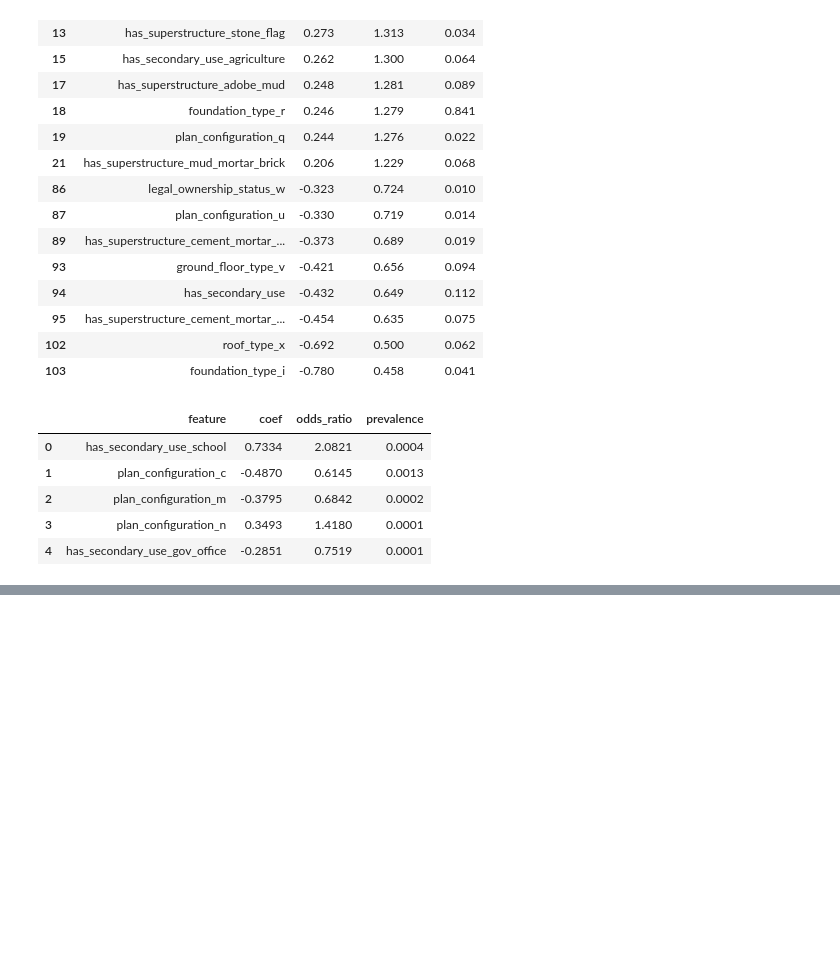
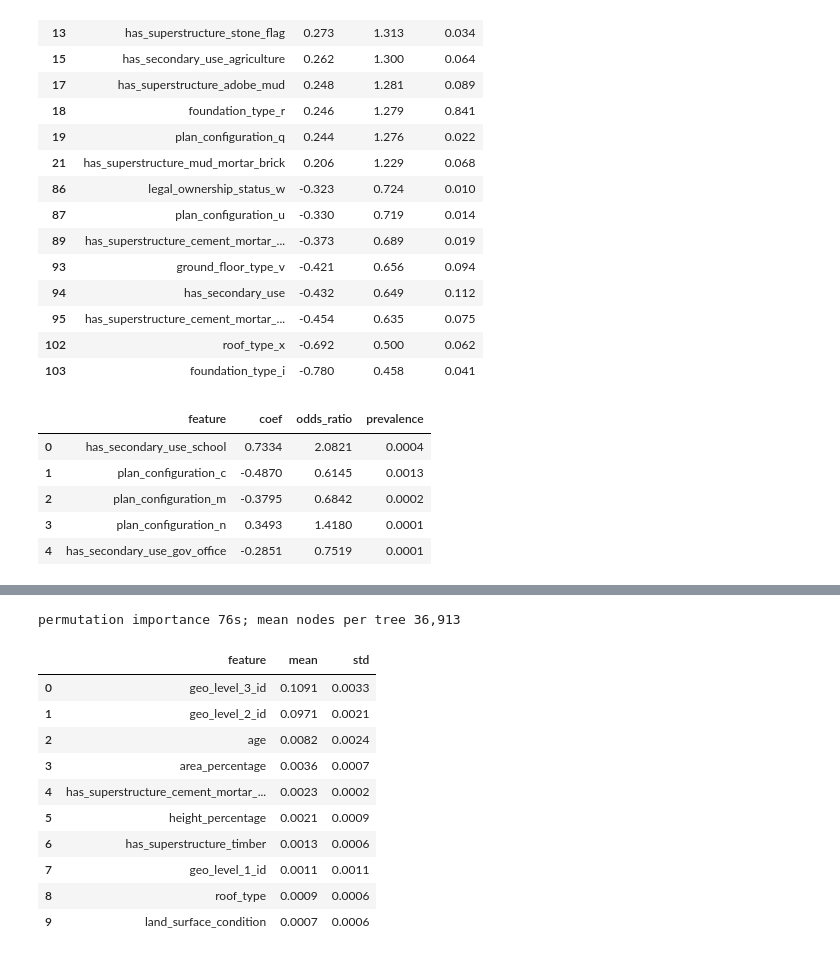
Before and after one commit to watersalamander/MH6810-Python-Project, a Jupyter notebook: notebooks/earthquake_damage.ipynb, the cells around one changed output, grey strips where cells are left out. Drawn from its saved outputs; the diff is of its cells as text; code cells hidden in the pictures; blank space fills up the shorter version.

```diff
--- a/notebooks/earthquake_damage.ipynb
+++ b/notebooks/earthquake_damage.ipynb
@@ -16,7 +17,7 @@ This notebook is the single, end-to-end narrative of the project. It
 
 Reusable code lives in `src/` (`data.py`, `features.py`, `models.py`, `evaluate.py`, `plots.py`).
 # %%
-import os, sys, json, platform, time, warnings
+import gc, os, sys, json, platform, time, warnings
 from dataclasses import asdict
 from pathlib import Path
 
@@ -39,9 +40,11 @@ from src.data import (RANDOM_STATE, TARGET, ID_COL, CLASSES, AGE_PLACEHOLDER, RE
                       SUBMISSION_PATH, load_labelled, load_test, split_xy, train_holdout_split,
                       cv_splitter)
 from src.features import ENGINEERED_CANDIDATES, GEO_COLS
-from src.models import E0, E1, E2, E3, MAX_ITER, make_model, max_n_iter
-from src.evaluate import (run_cv, classification_summary, capture_curve, grade3_coefficients,
-                          n_iter_scorer, save_results)
+from src.models import (E0, E1, E2, E3, MAX_ITER, HGB_FIXED, RF_FIXED, make_hgb, make_model,
+                        make_rf, max_n_iter)
+from src.evaluate import (SCORING, run_cv, classification_summary, capture_curve, grade3_coefficients,
+                          grid_search, grid_summary, n_iter_scorer, proba_of_grade3,
+                          raw_permutation_importance, save_results)
 from src import plots
 
 # Any ConvergenceWarning raised in this process (e.g. the final refits) becomes an error.
@@ -55,7 +58,7 @@ results = {"meta": {
     "sklearn": sklearn.__version__, "pandas": pd.__version__, "numpy": np.__version__,
     "matplotlib": matplotlib.__version__, "seaborn": seaborn.__version__,
     "cv": "StratifiedKFold(n_splits=5, shuffle=True, random_state=42)",
-    "solver": "lbfgs", "max_iter": MAX_ITER,
+    "solver": "lbfgs", "max_iter": MAX_ITER, "n_jobs": N_JOBS,
 }}
 print({k: v for k, v in results["meta"].items()})
 # %% [output]
@@ -548,0 +618,24 @@ pd.DataFrame(results["coefficients"]["excluded_rare_top"]).round(4)
+# %%
+# Interpretation complement: permutation importance of the ORIGINAL input columns on a 10,000-row
+# holdout subsample (drop in micro-F1 when one column is shuffled; 5 repeats). Impurity importance
+# is not used because it is biased toward continuous and high-cardinality columns.
+t = time.time()
+models["random_forest"]["importance"] = raw_permutation_importance(rf_model, X_ho, y_ho)
+rf_nodes = int(np.mean([e.tree_.node_count for e in rf_model.named_steps["clf"].estimators_]))
+models["random_forest"]["mean_nodes_per_tree"] = rf_nodes
+print(f"permutation importance {time.time() - t:.0f}s; mean nodes per tree {rf_nodes:,}")
+del rf_grid, rf_model; gc.collect()      # free the forest's memory before the next model
+pd.DataFrame(models["random_forest"]["importance"][:10]).round(4)
+# %% [output]
+permutation importance 76s; mean nodes per tree 36,913
+|  | feature | mean | std |
+| 0 | geo_level_3_id | 0.1091 | 0.0033 |
+| 1 | geo_level_2_id | 0.0971 | 0.0021 |
+| 2 | age | 0.0082 | 0.0024 |
+| 3 | area_percentage | 0.0036 | 0.0007 |
+| 4 | has_superstructure_cement_mortar_... | 0.0023 | 0.0002 |
+| 5 | height_percentage | 0.0021 | 0.0009 |
+| 6 | has_superstructure_timber | 0.0013 | 0.0006 |
+| 7 | geo_level_1_id | 0.0011 | 0.0011 |
+| 8 | roof_type | 0.0009 | 0.0006 |
+| 9 | land_surface_condition | 0.0007 | 0.0006 |
```
Also changed, not shown: parts of 23 cells of this notebook, 22 other files.
